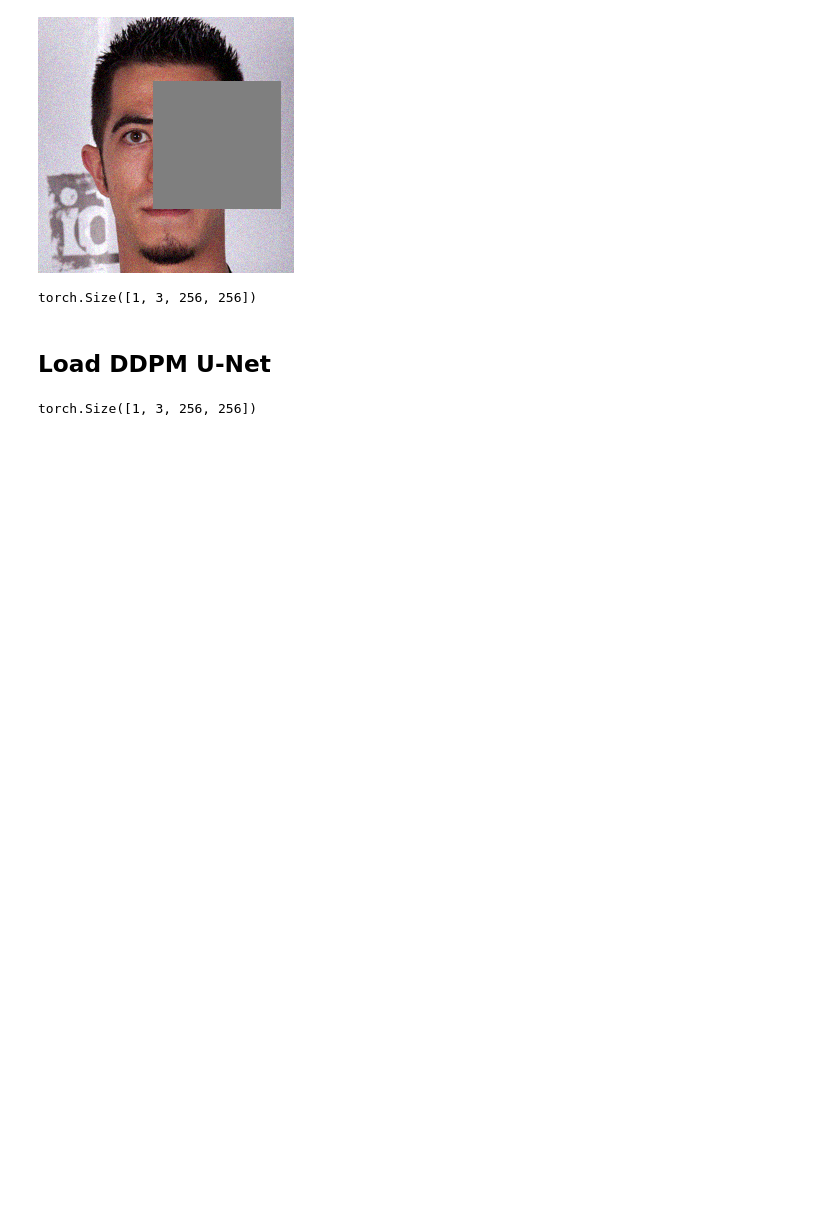
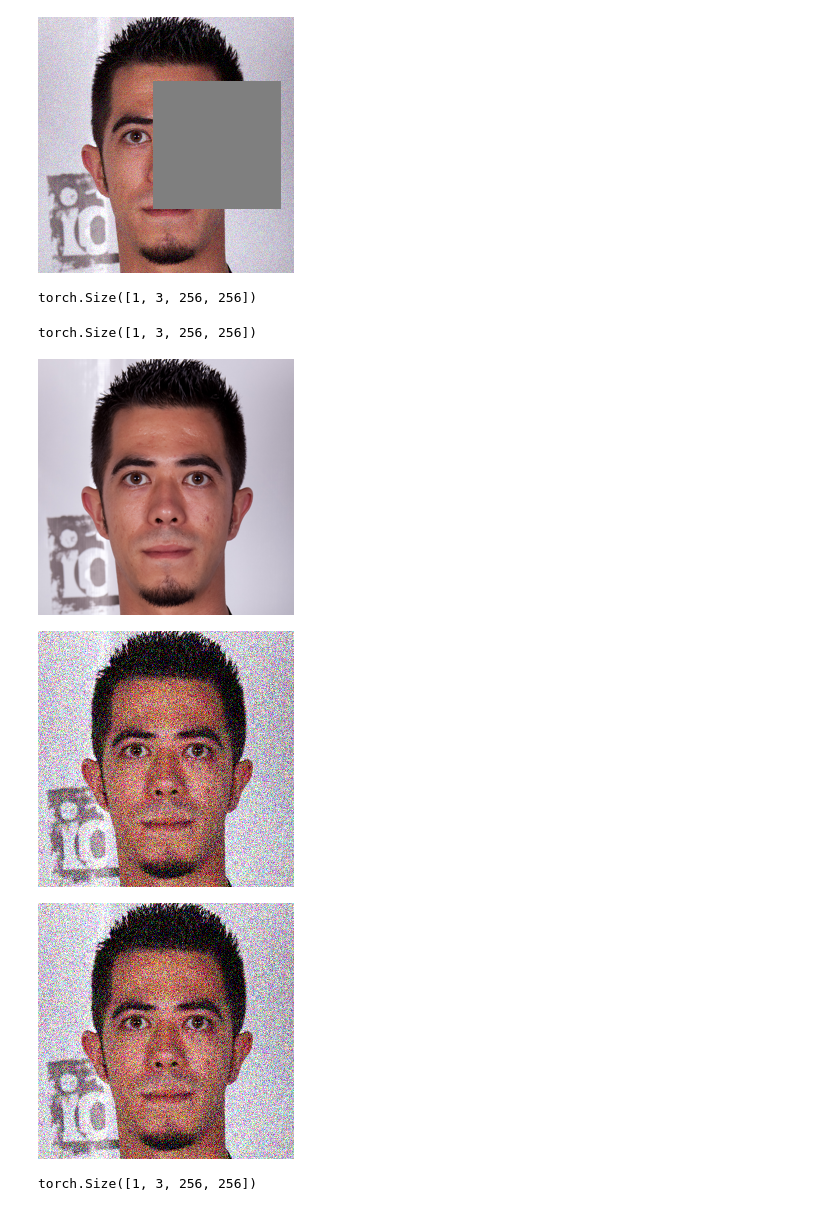
Before and after one commit to meilame-tayebjee/DiffusionRestoration, a Jupyter notebook: experiments_meilame.ipynb, the cells around one changed output. Drawn from its saved outputs; the diff is of its cells as text; code cells hidden in the pictures; blank space fills up the shorter version.

```diff
--- a/experiments_meilame.ipynb
+++ b/experiments_meilame.ipynb
@@ -94,5 +211,3 @@ missing = torch.cat([missing_r, missing_g, missing_b], dim=0)
 H_funcs = Inpainting(3, 256, missing, device)
 # %%
 y_0 = H_funcs.H(x_true)
-# %% [markdown]
-## Load DDPM U-Net
@@ -260,4 +352,16 @@ class DDRM:
             return x
 # %%
 ddrm=DDRM(model)
+# %%
+x_true.shape
+# %% [output]
+torch.Size([1, 3, 256, 256])
+# %%
+display_as_pilimg(x_true)
+sigma_noise=0.3
+display_as_pilimg(x_true+sigma_noise*torch.randn_like(x_true))
+# %% [output]
+[figure, added]
+[figure, added]
+[figure, added]
 # %%
```
Also changed, not shown: parts of 5 cells of this notebook.
